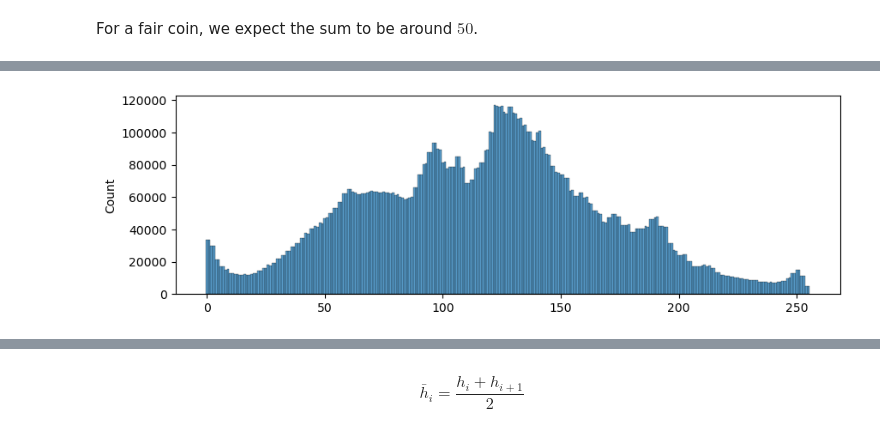
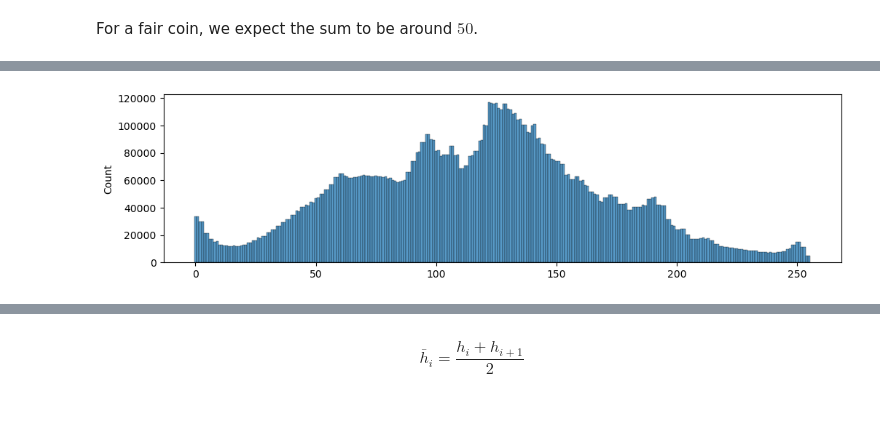
Before and after one commit to uibk-uncover/mip-stego-demo, a Jupyter notebook: notebooks/3_chi2_full.ipynb, the cells around one changed output, grey strips where cells are left out. Saved outputs shown, nothing was run; the diff lists cells and outputs as text; code cells hidden in the pictures.

```diff
--- a/notebooks/3_chi2_full.ipynb
+++ b/notebooks/3_chi2_full.ipynb
@@ -33,7 +33,14 @@ import seaborn as sns
 import warnings
 warnings.simplefilter(action='ignore', category=FutureWarning)
 np.set_printoptions(threshold=99)
-plt.rcParams["figure.figsize"] = (12, 4)
+plt.rcParams["figure.figsize"] = (12, 3)
+np.random.seed(12345)  # for reproducibility
+#
+from matplotlib.pyplot import imshow, legend, ylim
+from numpy import sum, histogram
+from numpy.random import choice
+from scipy.stats import chi2
+from seaborn import histplot
 #
 im = Image.open('../img/girls.jpeg')  # load image
 x = np.array(im.convert('L'))  # PIL to numpy
@@ -53,7 +60,7 @@ def lsbr(x: np.ndarray, alpha: float = 1., method: str = 'permuted', seed: int =
         payload = int(np.ceil(alpha * x.size))
         probability = np.reshape([1/2.]*payload + [0]*(x.size - payload), x.shape)
     elif method == 'permuted':
-        probability = np.ones(x.shape, dtype='float64') * alpha / e
+        probability = np.ones(x.shape, dtype='float64') * alpha / 2
     else:
         raise NotImplementedError(f'unknown method {method}')
     # simulate
@@ -166,4 +167,4 @@ sns.histplot(x.flatten(), discrete=True);
 # %%
-sns.histplot(lsbr_permuted(x, 1.).flatten(), discrete=True);
+histplot(lsbr(x, 1.).flatten(), discrete=True);  # stego histogram
 # %% [output]
-[figure, old version]
+[figure, new version]
```
Also changed, not shown: parts of 85 cells of this notebook, 8 other files.
